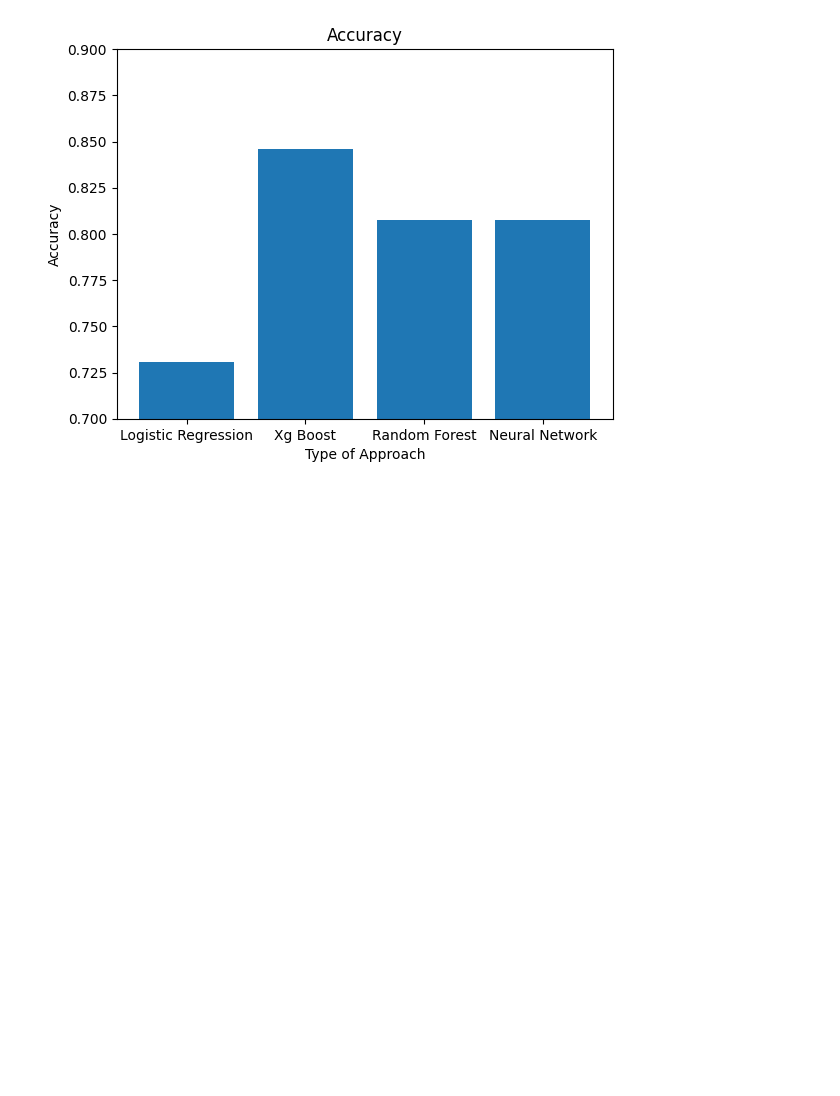
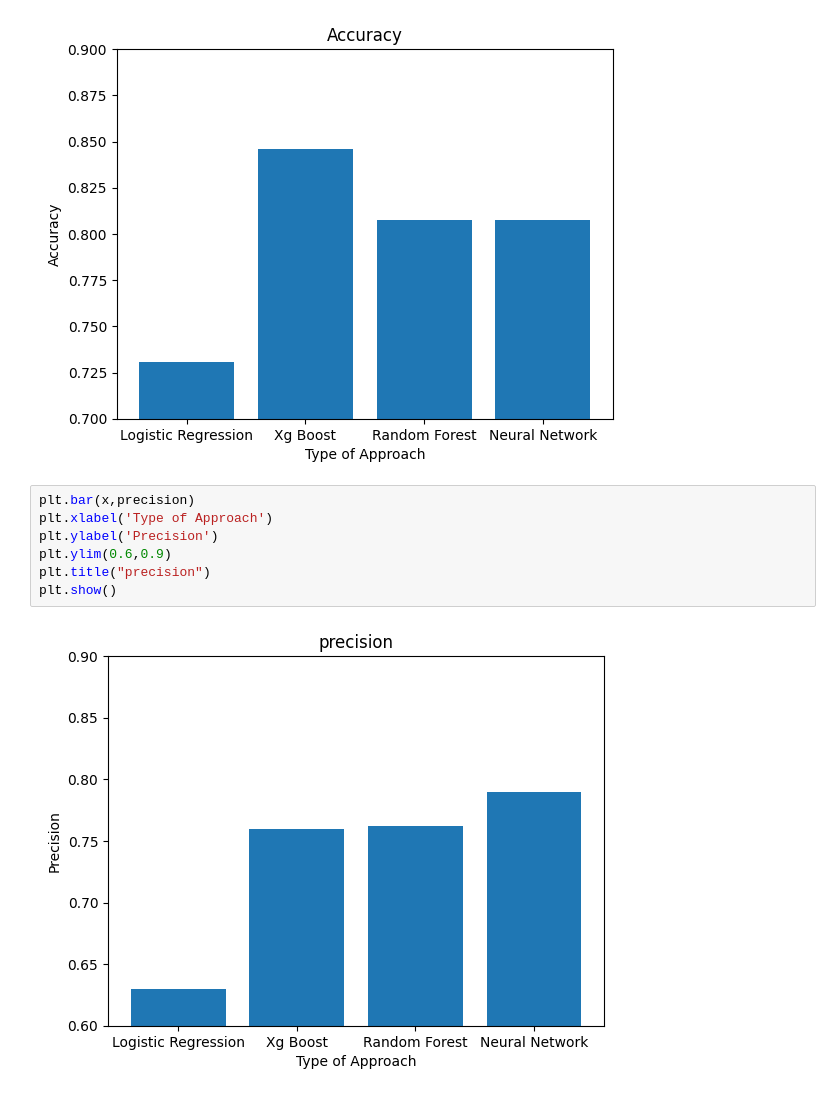
Before and after one commit to thatadi/Submarine-Rock-vs-Mine, a Jupyter notebook: Rock_vs_Mine_.ipynb, the cells around one changed output. Cells and saved outputs as stored; diff of their text form; blank space fills up the shorter version.

```diff
--- a/Rock_vs_Mine_.ipynb
+++ b/Rock_vs_Mine_.ipynb
@@ -194,3 +194,12 @@ plt.title("Accuracy")
 plt.show()
 # %% [output]
 [figure]
+# %%
+plt.bar(x,precision)
+plt.xlabel('Type of Approach')
+plt.ylabel('Precision')
+plt.ylim(0.6,0.9)
+plt.title("precision")
+plt.show()
+# %% [output]
+[figure, added]
```
